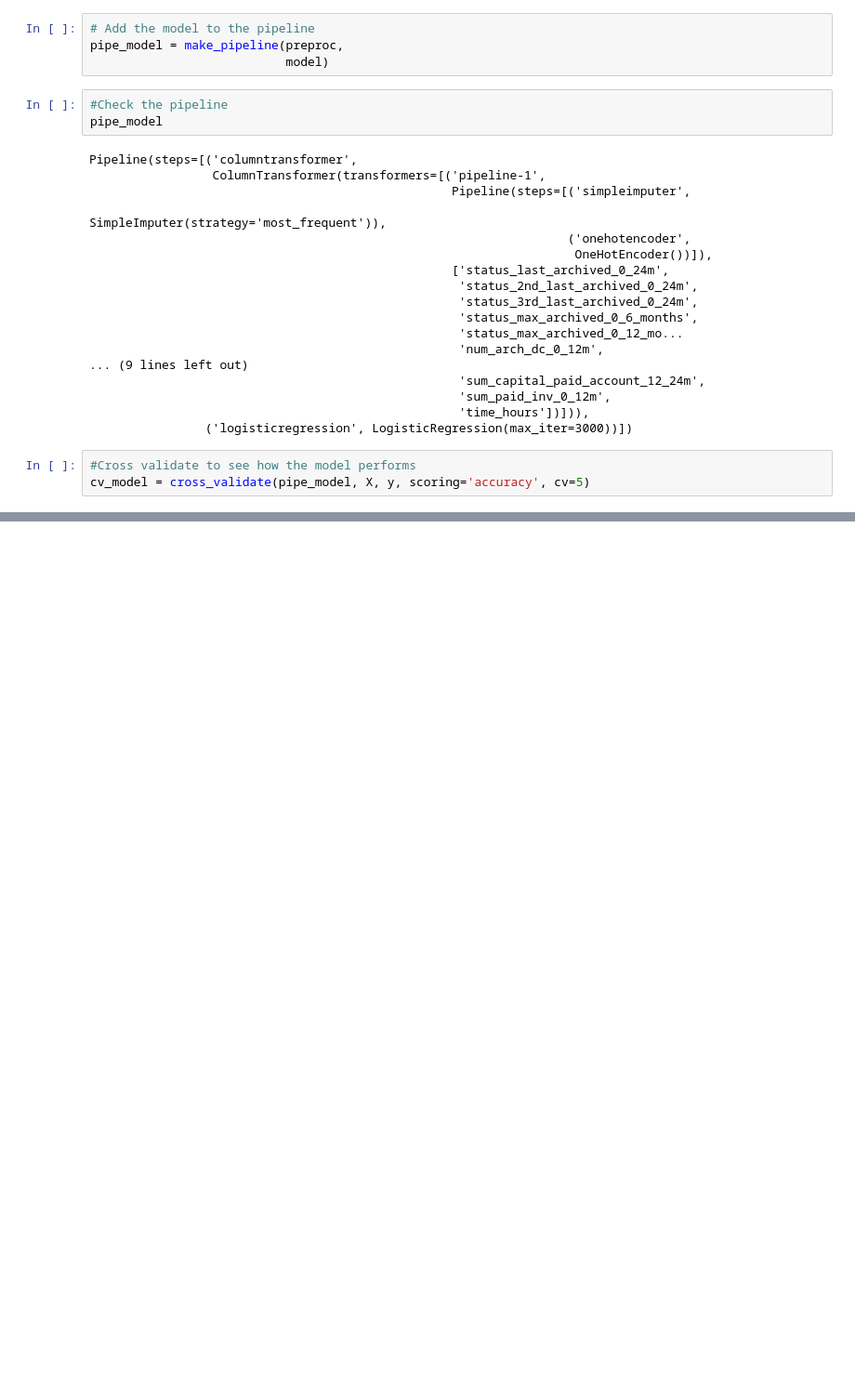
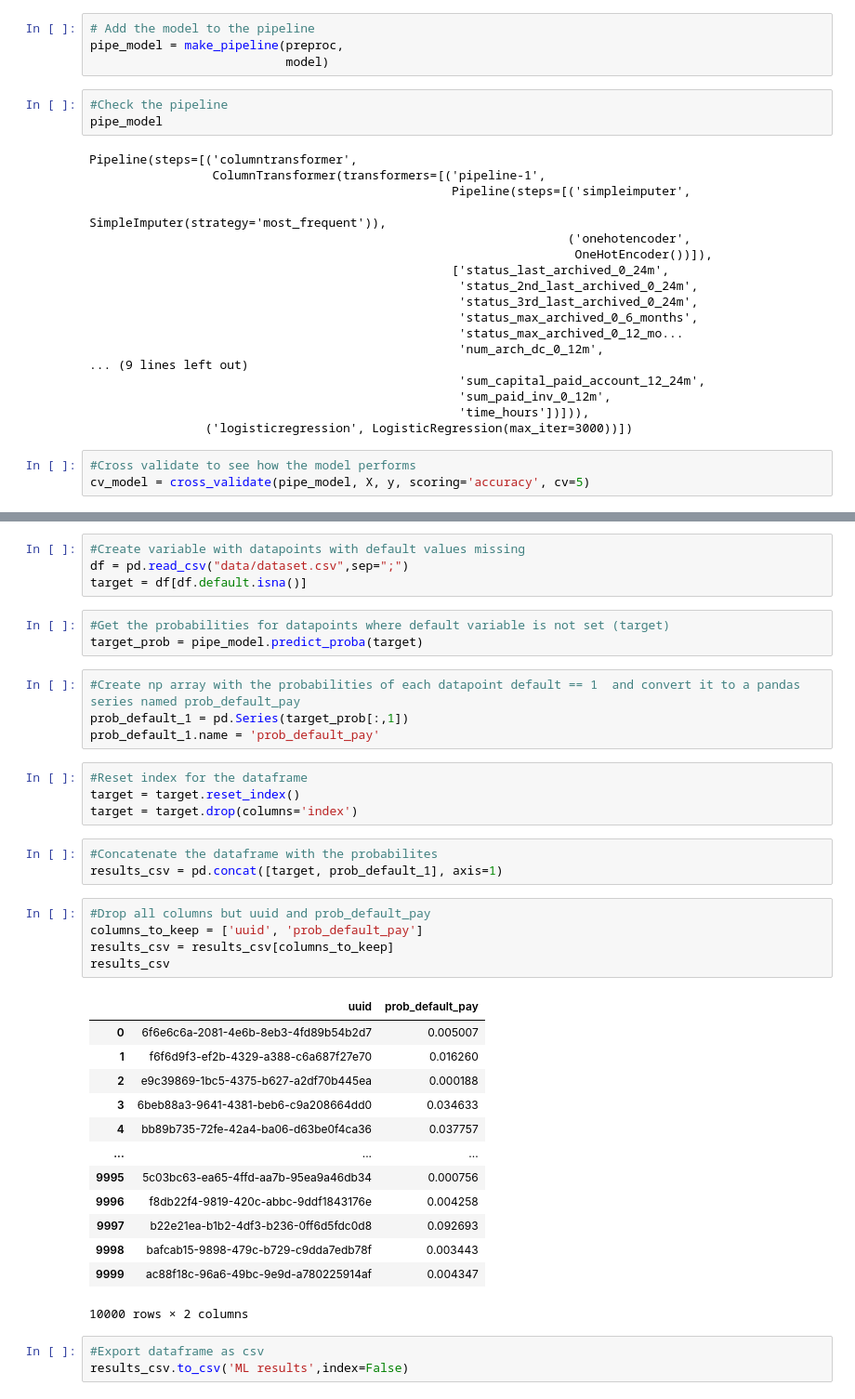
Before and after one commit to PavelBaGo/Klarna-prediction, a Jupyter notebook: script.ipynb, the cells around one changed output, grey strips where cells are left out. Shown at 93% size. Saved outputs shown, nothing was run; the diff lists cells and outputs as text; blank space fills up the shorter version.

```diff
--- a/script.ipynb
+++ b/script.ipynb
@@ -241,0 +213,40 @@ prob_default_pay.shape
+# %%
+#Create variable with datapoints with default values missing
+df = pd.read_csv("data/dataset.csv",sep=";")
+target = df[df.default.isna()]
+# %%
+#Get the probabilities for datapoints where default variable is not set (target)
+target_prob = pipe_model.predict_proba(target)
+# %%
+#Create np array with the probabilities of each datapoint default == 1  and convert it to a pandas series named prob_default_pay
+prob_default_1 = pd.Series(target_prob[:,1])
+prob_default_1.name = 'prob_default_pay'
+# %%
+#Reset index for the dataframe
+target = target.reset_index()
+target = target.drop(columns='index')
+# %%
+#Concatenate the dataframe with the probabilites
+results_csv = pd.concat([target, prob_default_1], axis=1)
+# %%
+#Drop all columns but uuid and prob_default_pay
+columns_to_keep = ['uuid', 'prob_default_pay']
+results_csv = results_csv[columns_to_keep]
+results_csv
+# %% [output]
+|  | uuid | prob_default_pay |
+| 0 | 6f6e6c6a-2081-4e6b-8eb3-4fd89b54b2d7 | 0.005007 |
+| 1 | f6f6d9f3-ef2b-4329-a388-c6a687f27e70 | 0.016260 |
+| 2 | e9c39869-1bc5-4375-b627-a2df70b445ea | 0.000188 |
+| 3 | 6beb88a3-9641-4381-beb6-c9a208664dd0 | 0.034633 |
+| 4 | bb89b735-72fe-42a4-ba06-d63be0f4ca36 | 0.037757 |
+| ... | ... | ... |
+| 9995 | 5c03bc63-ea65-4ffd-aa7b-95ea9a46db34 | 0.000756 |
+| 9996 | f8db22f4-9819-420c-abbc-9ddf1843176e | 0.004258 |
+| 9997 | b22e21ea-b1b2-4df3-b236-0ff6d5fdc0d8 | 0.092693 |
+| 9998 | bafcab15-9898-479c-b729-c9dda7edb78f | 0.003443 |
+| 9999 | ac88f18c-96a6-49bc-9e9d-a780225914af | 0.004347 |
+10000 rows × 2 columns
+# %%
+#Export dataframe as csv
+results_csv.to_csv('ML results',index=False)
```
Also changed, not shown: parts of 15 cells of this notebook.
